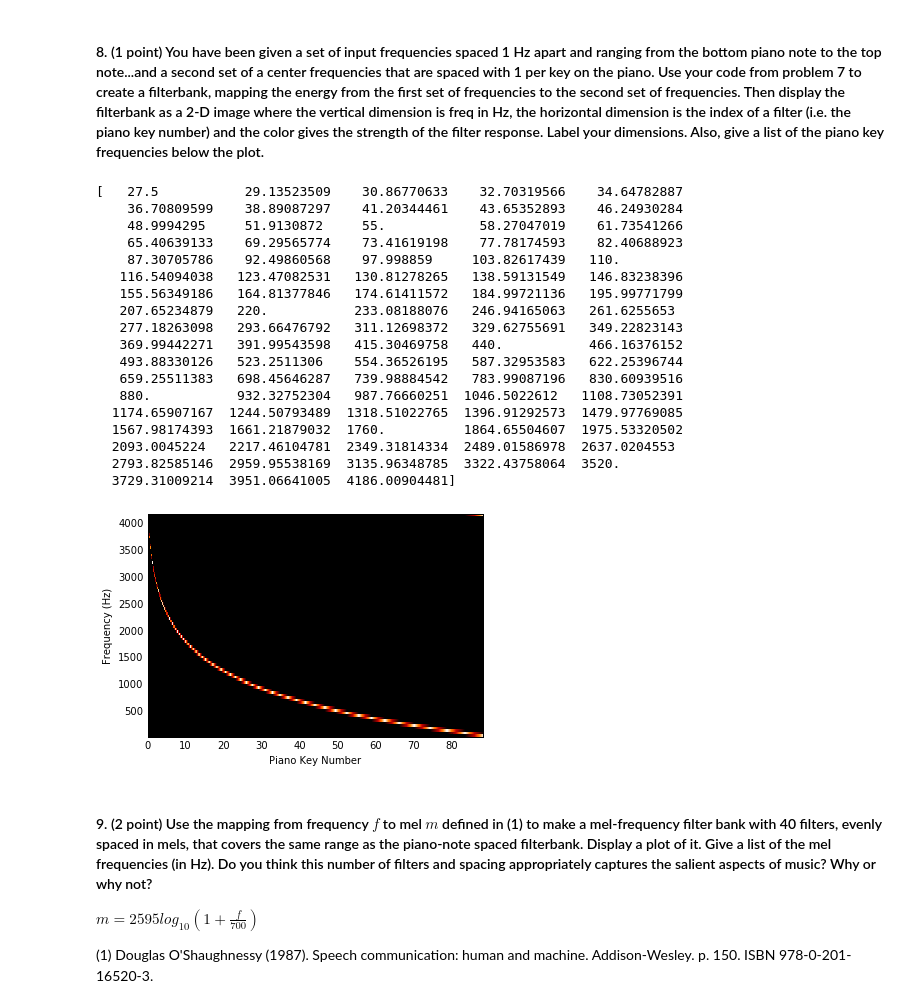
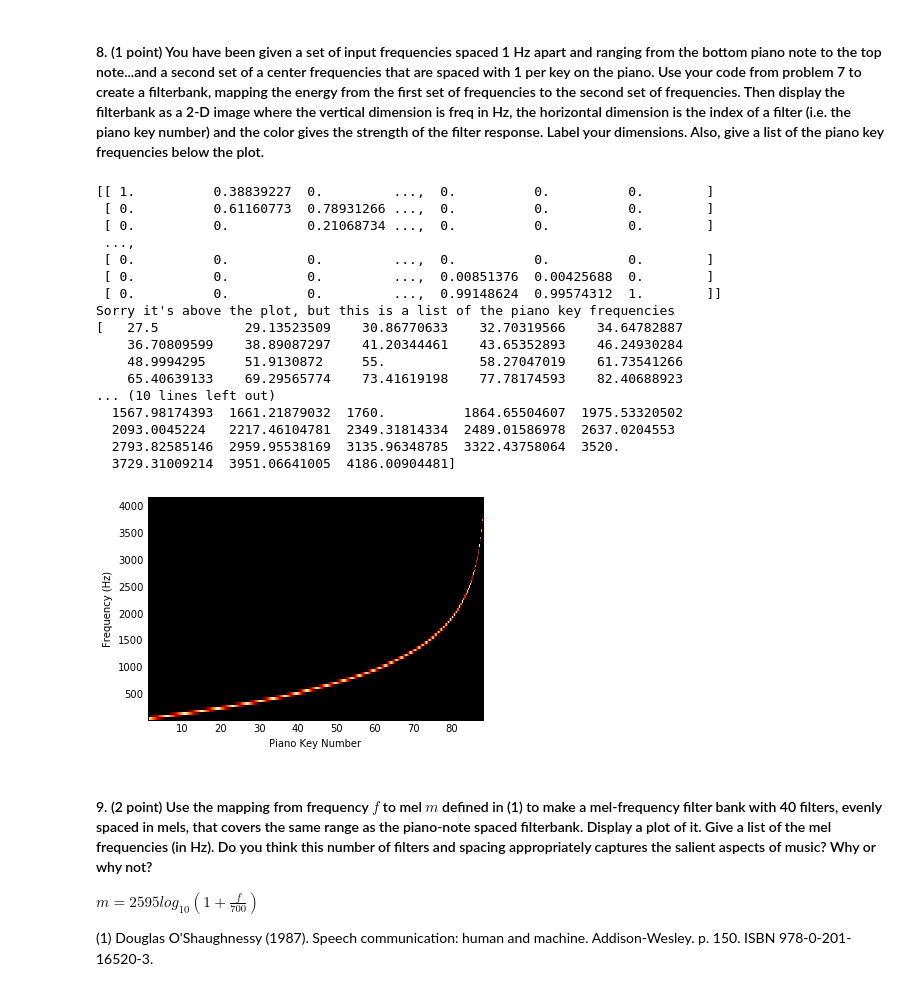
Before and after one commit to sgnachreiner/eecs352-hw2, a Jupyter notebook: HW2.ipynb, the cells around one changed output. Cells and saved outputs as stored; diff of their text form; code cells hidden in the pictures.

```diff
--- a/HW2.ipynb
+++ b/HW2.ipynb
@@ -398,7 +403,7 @@ def make_triangular_filters(cfreqs, freqs ):
     # your code goes below
     #---------------------
 
-    result = np.empty((cfreqs.size, freqs.size))
+    result = np.zeros((cfreqs.size, freqs.size))
 
     for i,c in enumerate(cfreqs):
         for k,f in enumerate(freqs):
@@ -439,45 +444,46 @@ array([[ 0.75,  0.25,  0.  ],
 top_piano_note =  440*2**(39.0/12)
 bottom_piano_note = 440*2**(-48.0/12)
 
 # our frequencies will be spaced 1 Hz appart in this domain
 freqs = np.linspace(bottom_piano_note,top_piano_note,(top_piano_note-bottom_piano_note + 1))
 
 # our center frequencies will be spaced with one per piano note
 cfreqs = bottom_piano_note * np.logspace(0, 87.0/12, 88, base=2)
 
 #---------------------
 # your code goes below
 #---------------------
 
 x = make_triangular_filters(cfreqs,freqs)
+print x
 
 fig = plt.figure()
 ax = fig.add_subplot(111)
-ax.imshow(x, interpolation="nearest",extent=[0,88,bottom_piano_note,top_piano_note],cmap=plt.cm.gist_heat,aspect='auto')
+ax.imshow(np.fliplr(x), interpolation="nearest",extent=[1,88,bottom_piano_note,top_piano_note],cmap=plt.cm.gist_heat,aspect='auto')
 plt.xlabel('Piano Key Number')
 plt.ylabel('Frequency (Hz)')
 
+print "Sorry it's above the plot, but this is a list of the piano key frequencies"
 print cfreqs
 # %% [output]
+[[ 1.          0.38839227  0.         ...,  0.          0.          0.        ]
+ [ 0.          0.61160773  0.78931266 ...,  0.          0.          0.        ]
+ [ 0.          0.          0.21068734 ...,  0.          0.          0.        ]
+ ...,
+ [ 0.          0.          0.         ...,  0.          0.          0.        ]
+ [ 0.          0.          0.         ...,  0.00851376  0.00425688  0.        ]
+ [ 0.          0.          0.         ...,  0.99148624  0.99574312  1.        ]]
+Sorry it's above the plot, but this is a list of the piano key frequencies
 [   27.5           29.13523509    30.86770633    32.70319566    34.64782887
     36.70809599    38.89087297    41.20344461    43.65352893    46.24930284
     48.9994295     51.9130872     55.            58.27047019    61.73541266
     65.40639133    69.29565774    73.41619198    77.78174593    82.40688923
-    87.30705786    92.49860568    97.998859     103.82617439   110.
-   116.54094038   123.47082531   130.81278265   138.59131549   146.83238396
-   155.56349186   164.81377846   174.61411572   184.99721136   195.99771799
-   207.65234879   220.           233.08188076   246.94165063   261.6255653
-   277.18263098   293.66476792   311.12698372   329.62755691   349.22823143
-   369.99442271   391.99543598   415.30469758   440.           466.16376152
-   493.88330126   523.2511306    554.36526195   587.32953583   622.25396744
-   659.25511383   698.45646287   739.98884542   783.99087196   830.60939516
-   880.           932.32752304   987.76660251  1046.5022612   1108.73052391
-  1174.65907167  1244.50793489  1318.51022765  1396.91292573  1479.97769085
+... (10 lines left out)
   1567.98174393  1661.21879032  1760.          1864.65504607  1975.53320502
   2093.0045224   2217.46104781  2349.31814334  2489.01586978  2637.0204553
   2793.82585146  2959.95538169  3135.96348785  3322.43758064  3520.
   3729.31009214  3951.06641005  4186.00904481]
-[figure, old version]
+[figure, new version]
 # %% [markdown]
 #### 9. (2 point)  Use the mapping from frequency $f$ to mel $m$ defined in (1) to make a mel-frequency filter bank with 40 filters, evenly spaced in mels, that covers the same range as the piano-note spaced filterbank.  Display a plot of it. Give a list of the mel frequencies (in Hz). Do you think this number of filters and spacing appropriately captures the salient aspects of music? Why or why not?
 
```
Also changed, not shown: parts of 7 cells of this notebook.
